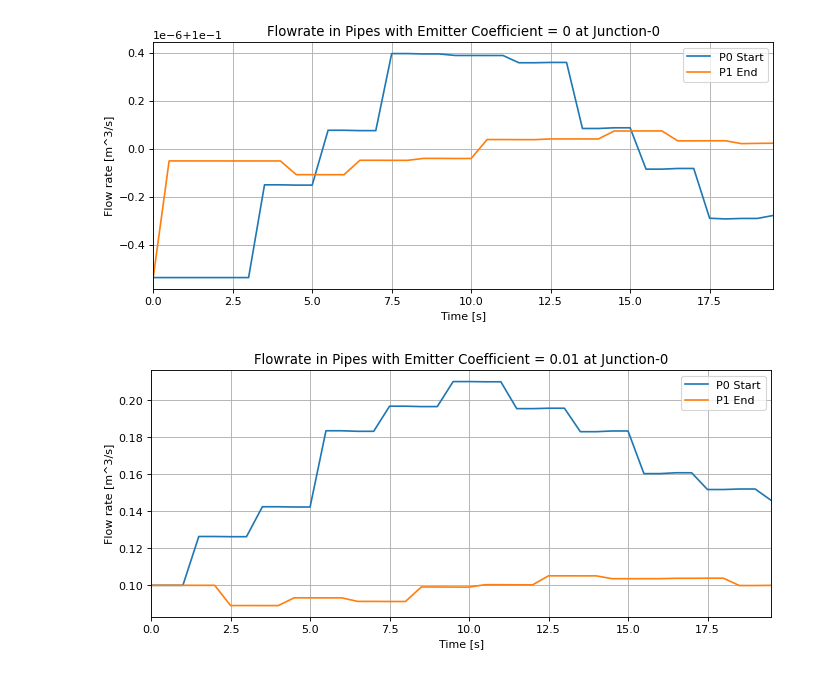
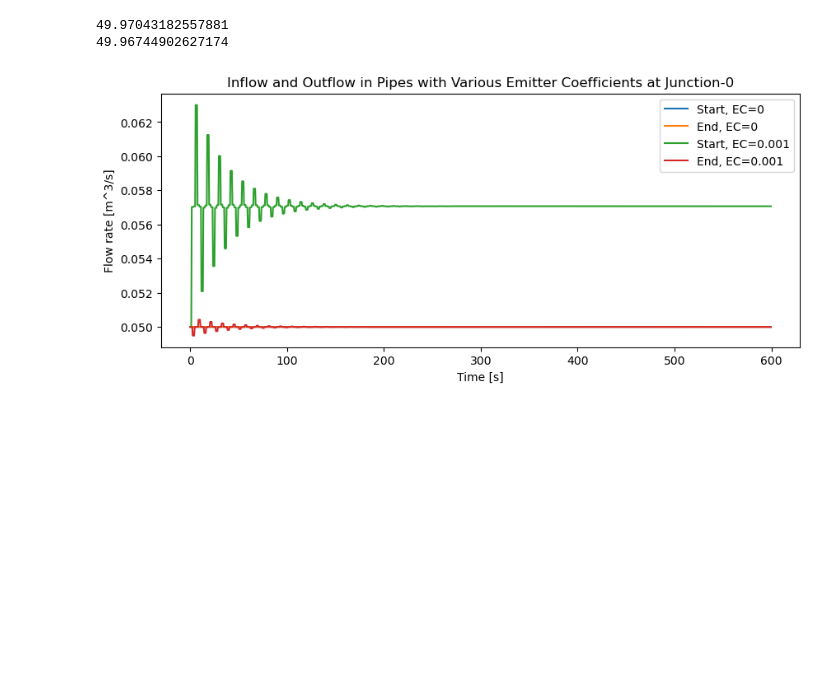
Before and after one commit to johanslettengren/synthetic-anomaly-generation, a Jupyter notebook: TSNet.ipynb, the cells around one changed output. Drawn from its saved outputs; the diff is of its cells as text; code cells hidden in the pictures; blank space fills up the shorter version.

```diff
--- a/TSNet.ipynb
+++ b/TSNet.ipynb
@@ -5,7 +5,7 @@ import matplotlib.pyplot as plt
 inp_file = 'Tnet3.inp'
 inp_file = 'single_pipe_leak.inp'
 
-emitter_coeffs = [0, 0.01]
+emitter_coeffs = [0, 0.001]
 
 
 tms = [tsnet.network.TransientModel(inp_file) for _ in emitter_coeffs]
@@ -15,12 +15,11 @@ tms = [tsnet.network.TransientModel(inp_file) for _ in emitter_coeffs]
 
 for i, tm in enumerate(tms):
     tm.set_wavespeed(1200)
-    tf = 20 # simulation period [s]
+    tf = 600 # simulation period [s]
     tm.set_time(tf)
 
     # Add leak
-    emitter_coeff = 0.01 # [ m^3/s/(m H20)^(1/2)]
-    tm.add_leak('J0', emitter_coeffs[i])
+    tm.add_leak('JUNCTION-0', emitter_coeffs[i])
 
     # Initialize steady state simulation
     t0 = 0. # initialize the simulation at 0s
@@ -59,22 +151,28 @@ for tm in tms:
+# %%
+
+for i, tm in enumerate(tms):
+
+    node = tm.get_node('JUNCTION-1')
+    print(node._head[-1])
+# %% [output]
+49.97043182557881
+49.96744902627174
 # %%
+plt.figure(figsize=(10, 4))
+
 for i, tm in enumerate(tms):
-    p0 = tm.get_link('P0')
-    p1 = tm.get_link('P1')
 
-    fig2 = plt.figure(figsize=(10,4), dpi=80, facecolor='w', edgecolor='k')
-    plt.plot(tm.simulation_timestamps,p0.start_node_flowrate, label='P0 Start')
-    #plt.plot(tm.simulation_timestamps,p0.end_node_flowrate, label='P0 End')
 
-    #plt.plot(tm.simulation_timestamps,p1.start_node_flowrate, label='P1 Start')
-    plt.plot(tm.simulation_timestamps,p1.end_node_flowrate, label='P1 End')
 
-    plt.xlim([tm.simulation_timestamps[0],tm.simulation_timestamps[-1]])
-    plt.title(f'Flowrate in Pipes with Emitter Coefficient = {emitter_coeffs[i]} at Junction-0')
+    plt.plot(tm.simulation_timestamps, tm.get_link('PIPE-0').start_node_flowrate, label=f'Start, EC={emitter_coeffs[i]}')
+    plt.plot(tm.simulation_timestamps, tm.get_link('PIPE-1').end_node_flowrate, label=f'End, EC={emitter_coeffs[i]}')
+
+    plt.title(f'Inflow and Outflow in Pipes with Various Emitter Coefficients at Junction-0')
     plt.xlabel("Time [s]")
     plt.ylabel("Flow rate [m^3/s]")
     plt.legend(loc='best')
-    plt.grid(True)
-    plt.show()
+
+
+plt.show()
 # %% [output]
-[figure, old version]
+[figure, new version]
-[figure, removed]
```
Also changed, not shown: parts of 7 cells of this notebook, 17 other files.
